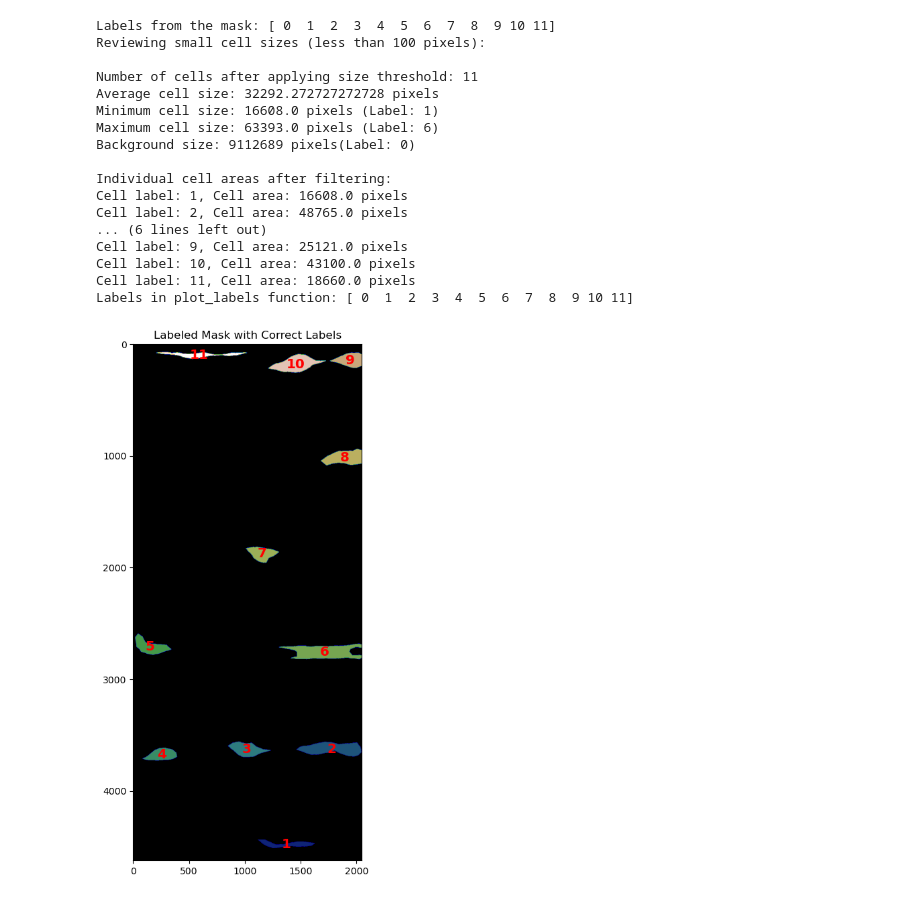
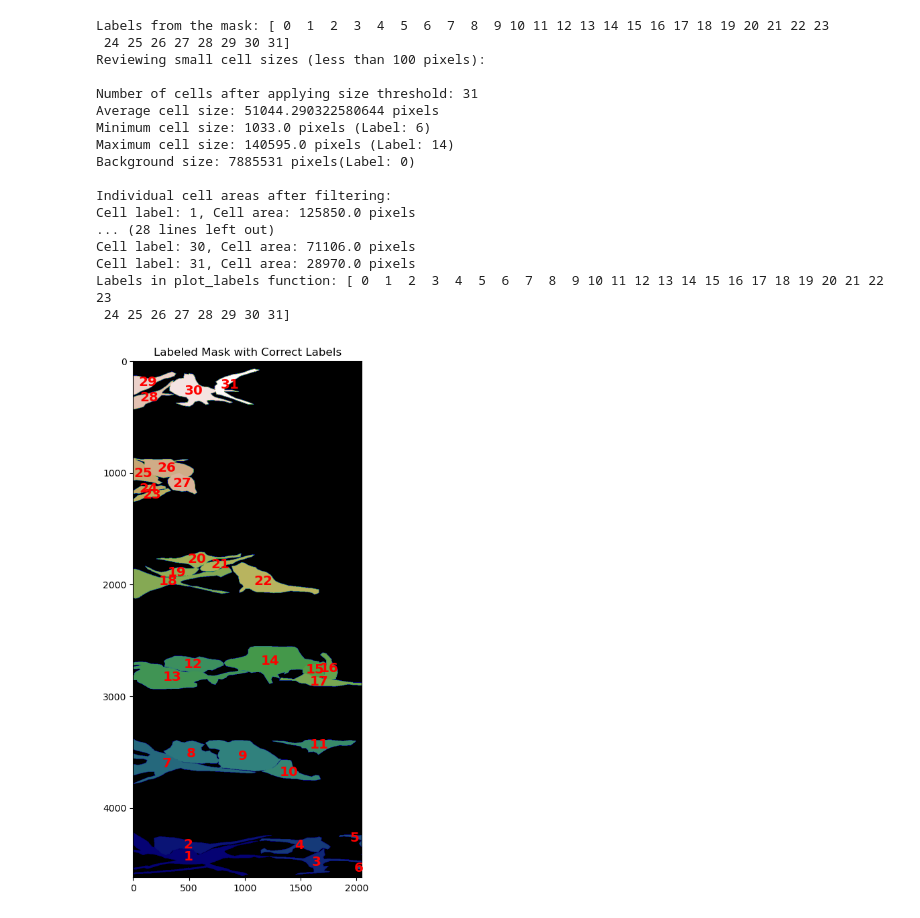
Before and after one commit to mina-mahbub/DMNET_RINA_MINA, a Jupyter notebook: Avg_Cell_Size.ipynb, the cells around one changed output. Saved outputs shown, nothing was run; the diff lists cells and outputs as text; code cells hidden in the pictures.

```diff
--- a/Avg_Cell_Size.ipynb
+++ b/Avg_Cell_Size.ipynb
@@ -86,45 +86,45 @@ def analyze_mask(frame, mask_path_template, size_threshold=1000):
     print(f"Average cell size: {average_cell_size_filtered} pixels")
     print(f"Minimum cell size: {min_cell_size_filtered} pixels (Label: {min_cell_label_filtered})")
     print(f"Maximum cell size: {max_cell_size_filtered} pixels (Label: {max_cell_label_filtered})")
     print(f"Background size: {background_area} pixels(Label: 0)")
     # print(f"Background label: 0")
 
     # Print areas of individual cells
     print("\nIndividual cell areas after filtering:")
     for label, area in zip(filtered_labels, filtered_areas):
         print(f"Cell label: {label}, Cell area: {area} pixels")
 
     # Plot the labels for filtered cells, excluding the background label
     fig, ax = plt.subplots(figsize=(10, 10))
     plot_labels(mask, ax, title="Labeled Mask with Correct Labels")
     plt.show()
 
 # Example usage
 
 # frame = 1955
 # mask_path_template = "/home/MinaHossain/DMNet_Rina/training_codes/Data/train/Cell-Data-P2/01_ST/SEG/man_seg{frame:04d}.tif"
 
-frame = 15
+frame = 25
 # mask_path_template = "/home/MinaHossain/DMNet_Rina/Cell-Data-P2/04B_RES-GT/mask{frame:04d}.tif"
 mask_path_template = "/home/MinaHossain/DMNet_Rina/training_codes/Data/train/Cell-Data-P2/02_GT/SEG/man_seg{frame:04d}.tif"
 # mask_path_template = "/data/MinaHossain/Cell_Data_All/Cell_Data_Processed/July_Train_lastweek/6row_images_Track/02_GT_ORIGINAL/SEG/man_seg{frame:04d}.tif"
 analyze_mask(frame, mask_path_template)
 # %% [output]
-Labels from the mask: [ 0  1  2  3  4  5  6  7  8  9 10 11]
+Labels from the mask: [ 0  1  2  3  4  5  6  7  8  9 10 11 12 13 14 15 16 17 18 19 20 21 22 23
+ 24 25 26 27 28 29 30 31]
 Reviewing small cell sizes (less than 100 pixels):
 
-Number of cells after applying size threshold: 11
-Average cell size: 32292.272727272728 pixels
-Minimum cell size: 16608.0 pixels (Label: 1)
-Maximum cell size: 63393.0 pixels (Label: 6)
-Background size: 9112689 pixels(Label: 0)
+Number of cells after applying size threshold: 31
+Average cell size: 51044.290322580644 pixels
+Minimum cell size: 1033.0 pixels (Label: 6)
+Maximum cell size: 140595.0 pixels (Label: 14)
+Background size: 7885531 pixels(Label: 0)
 
 Individual cell areas after filtering:
-Cell label: 1, Cell area: 16608.0 pixels
-Cell label: 2, Cell area: 48765.0 pixels
-... (6 lines left out)
-Cell label: 9, Cell area: 25121.0 pixels
-Cell label: 10, Cell area: 43100.0 pixels
-Cell label: 11, Cell area: 18660.0 pixels
-Labels in plot_labels function: [ 0  1  2  3  4  5  6  7  8  9 10 11]
+Cell label: 1, Cell area: 125850.0 pixels
+... (28 lines left out)
+Cell label: 30, Cell area: 71106.0 pixels
+Cell label: 31, Cell area: 28970.0 pixels
+Labels in plot_labels function: [ 0  1  2  3  4  5  6  7  8  9 10 11 12 13 14 15 16 17 18 19 20 21 22 23
+ 24 25 26 27 28 29 30 31]
-[figure, old version]
+[figure, new version]
```
Also changed, not shown: 28 other files.
